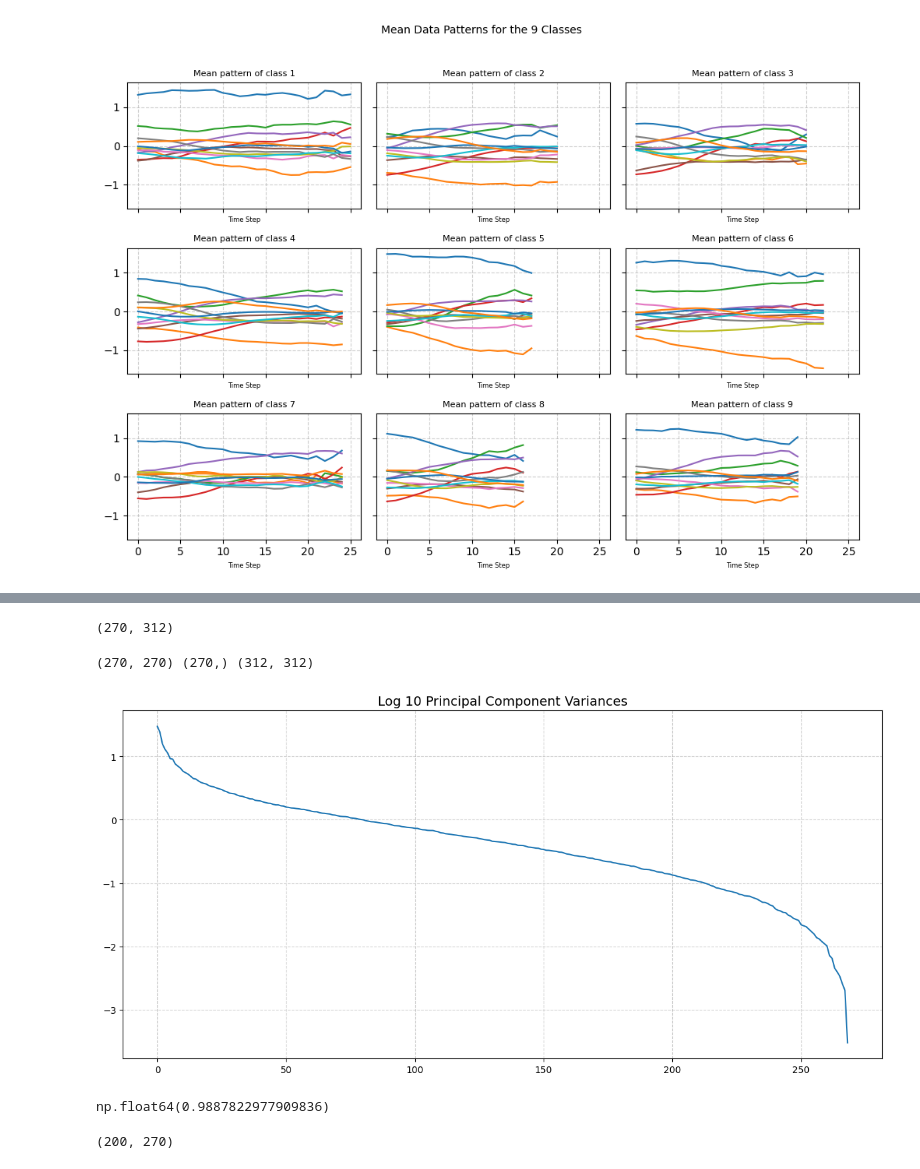
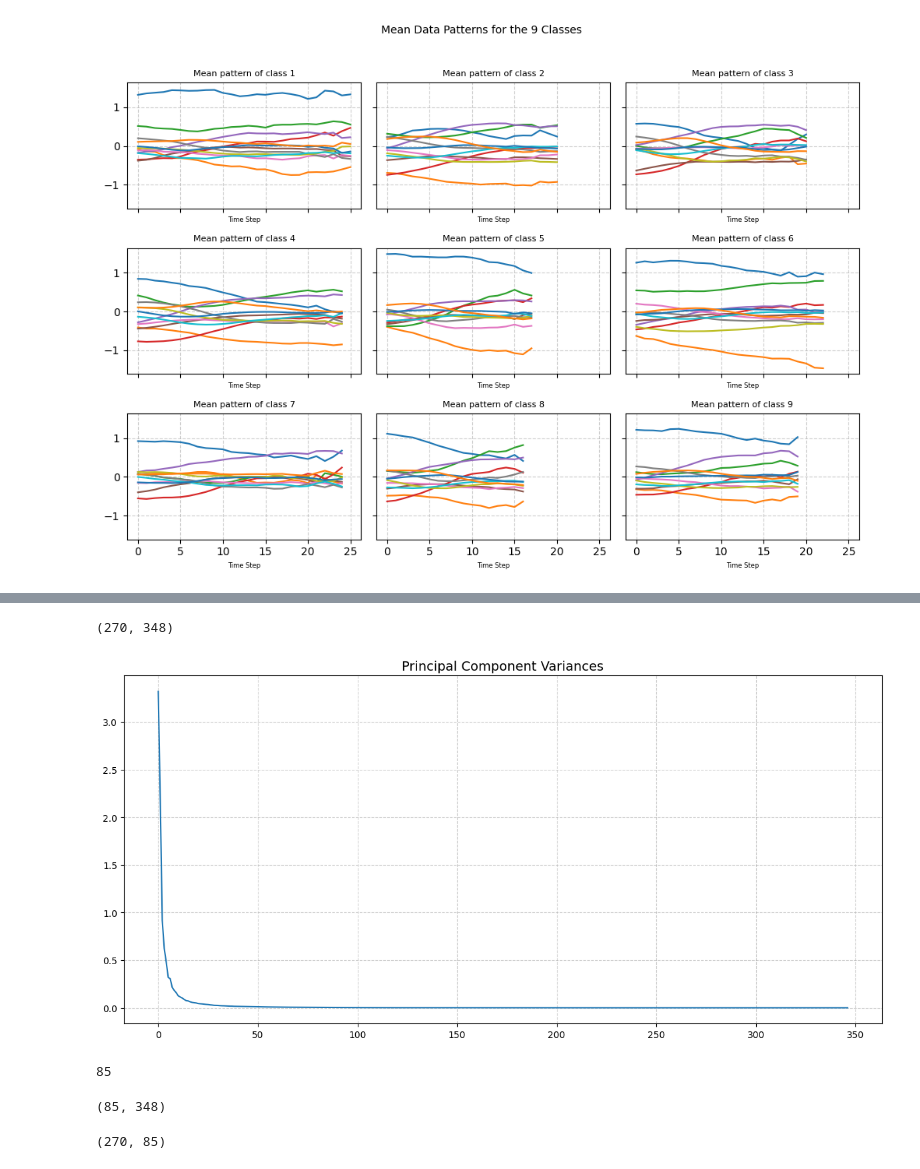
Before and after one commit to MaDoJo/AML_Group13, a Jupyter notebook: pipeline.ipynb, the cells around one changed output, grey strips where cells are left out. Drawn from its saved outputs; the diff is of its cells as text; code cells hidden in the pictures.

```diff
--- a/pipeline.ipynb
+++ b/pipeline.ipynb
@@ -6,7 +3,11 @@ import numpy as np
 # %%
 TRAIN_DATA_POINTS = 270
 TEST_DATA_POINTS = 370
+N_CLASSES = 9
+MAX_LENGTH = 29
 # %%
-train_data = load_data("data/ae.train", num_data_points=TRAIN_DATA_POINTS)
-test_data = load_data("data/ae.test", num_data_points=TEST_DATA_POINTS)
+from loadData import load_data
+
+train_data = load_data("data/ae.train", num_data_points=TRAIN_DATA_POINTS, max_length=MAX_LENGTH)
+test_data = load_data("data/ae.test", num_data_points=TEST_DATA_POINTS, max_length=MAX_LENGTH)
 # %% [output]
@@ -49,25 +62,34 @@ visualize_data_point(train_data[0])
 # %%
-flattend_data = np.array([train_data[idx].flatten() for idx in range(train_data.shape[0])])
+from processing import flatten_data
+
+flattend_data = flatten_data(train_data)
 flattend_data.shape
 # %% [output]
-(270, 312)
+(270, 348)
-# %%
-U, S, Vh = np.linalg.svd(flattend_data)
-print(U.shape, S.shape, Vh.shape)
-# %% [output]
-(270, 270) (270,) (312, 312)
+# %%
+from processing import SVD
+
+principal_components, feature_variances = SVD(flattend_data)
 # %%
-visualize_PC_variance(S[:-1], log=True)
+from visualizeData import visualize_PC_variance
+
+visualize_PC_variance(feature_variances[:-1], log=False)
 # %% [output]
-[figure, old version]
+[figure, new version]
 # %%
-cutoff = 200
-preserved_variance = sum(S[:cutoff]) / sum (S)
-preserved_variance
+from processing import determine_cutoff
+
+cutoff = determine_cutoff(feature_variances, wanted_variance=99)
+cutoff
 # %% [output]
-np.float64(0.9887822977909836)
+85
 # %%
-U_reduced = U[:cutoff]
-U_reduced.shape
+PCs_reduced = principal_components[:cutoff]
+PCs_reduced.shape
 # %% [output]
-(200, 270)
+(85, 348)
+# %%
+feature_vectors = np.matmul(flattend_data, PCs_reduced.transpose())
+feature_vectors.shape
+# %% [output]
+(270, 85)
```
Also changed, not shown: parts of 17 cells of this notebook, 2 other files.
